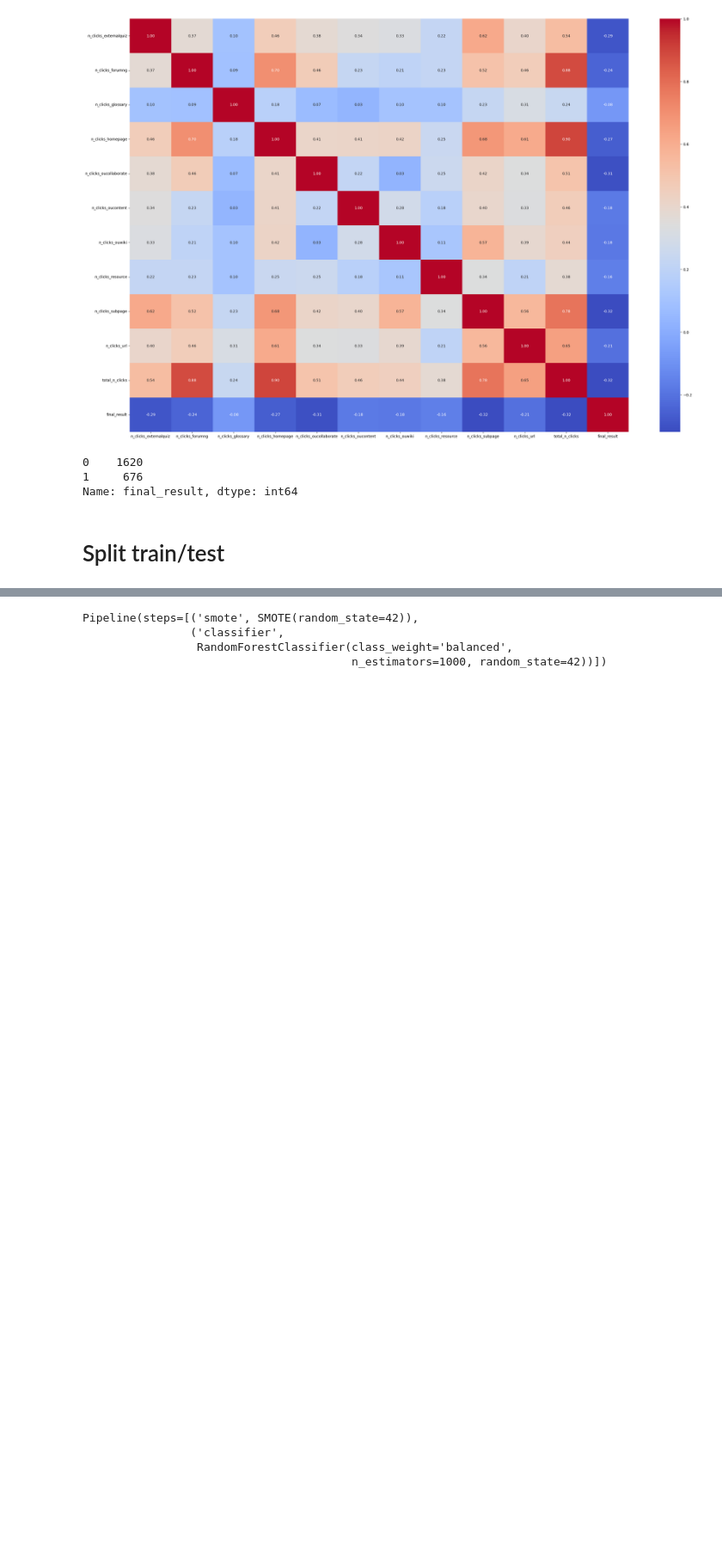
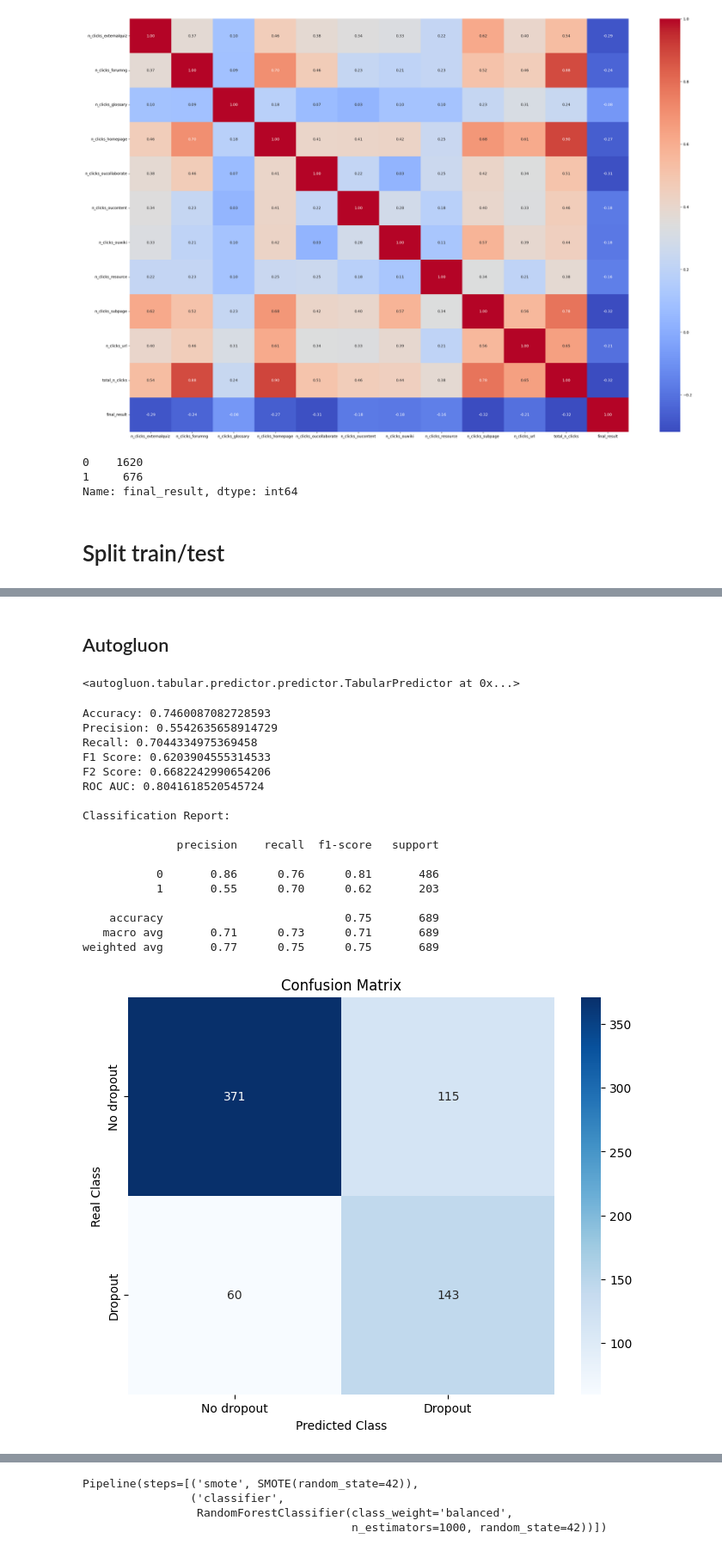
Before and after one commit to 0Kan0/Group-Counterfactuals-in-the-prediction-and-recovery-of-students-at-risk-of-academic-failure, a Jupyter notebook: main.ipynb, the cells around one changed output, grey strips where cells are left out. Shown at 86% size. Saved outputs shown, nothing was run; the diff lists cells and outputs as text; code cells hidden in the pictures; blank space fills up the shorter version.

```diff
--- a/main.ipynb
+++ b/main.ipynb
@@ -164,0 +221,55 @@ predictions_train_prob = pipeline.predict_proba(X_train)
+# %% [markdown]
+## Autogluon
+# %%
+X_train, y_train = SMOTE(random_state=42).fit_resample(X_train, y_train)
+
+train_data = TabularDataset(X_train.join(y_train))
+test_data = TabularDataset(X_test.join(y_test))
+
+predictor = TabularPredictor(label="final_result", eval_metric=ag_make_scorer(name='f2', score_func=f2_score))
+autogluon_model = predictor.fit(train_data, presets='best_quality', time_limit=3600, verbosity=0)
+# %%
+autogluon_model
+# %% [output]
+<autogluon.tabular.predictor.predictor.TabularPredictor at 0x...>
+# %%
+y_pred = predictor.predict(test_data.drop(columns=["final_result"]))
+y_proba = predictor.predict_proba(test_data.drop(columns=["final_result"]))[1]
+
+print("Accuracy:", accuracy_score(y_test, y_pred))
+print("Precision:", precision_score(y_test, y_pred))
+print("Recall:", recall_score(y_test, y_pred))
+print("F1 Score:", f1_score(y_test, y_pred))
+print("F2 Score:", f2_score(y_test, y_pred))
+print("ROC AUC:", roc_auc_score(y_test, y_proba))
+
+print("\nClassification Report:\n")
+print(classification_report(y_test, y_pred))
+
+conf_matrix = confusion_matrix(y_test, y_pred)
+
+plt.figure(figsize=(8, 6))
+sns.heatmap(conf_matrix, annot=True, fmt='d', cmap='Blues', xticklabels=['No dropout', 'Dropout'], yticklabels=['No dropout', 'Dropout'])
+plt.title("Confusion Matrix")
+plt.ylabel("Real Class")
+plt.xlabel("Predicted Class")
+plt.show()
+# %% [output]
+Accuracy: 0.7460087082728593
+Precision: 0.5542635658914729
+Recall: 0.7044334975369458
+F1 Score: 0.6203904555314533
+F2 Score: 0.6682242990654206
+ROC AUC: 0.8041618520545724
+
+Classification Report:
+
+              precision    recall  f1-score   support
+
+           0       0.86      0.76      0.81       486
+           1       0.55      0.70      0.62       203
+
+    accuracy                           0.75       689
+   macro avg       0.71      0.73      0.71       689
+weighted avg       0.77      0.75      0.75       689
+[figure, added]
```
Also changed, not shown: parts of 10 cells of this notebook.
